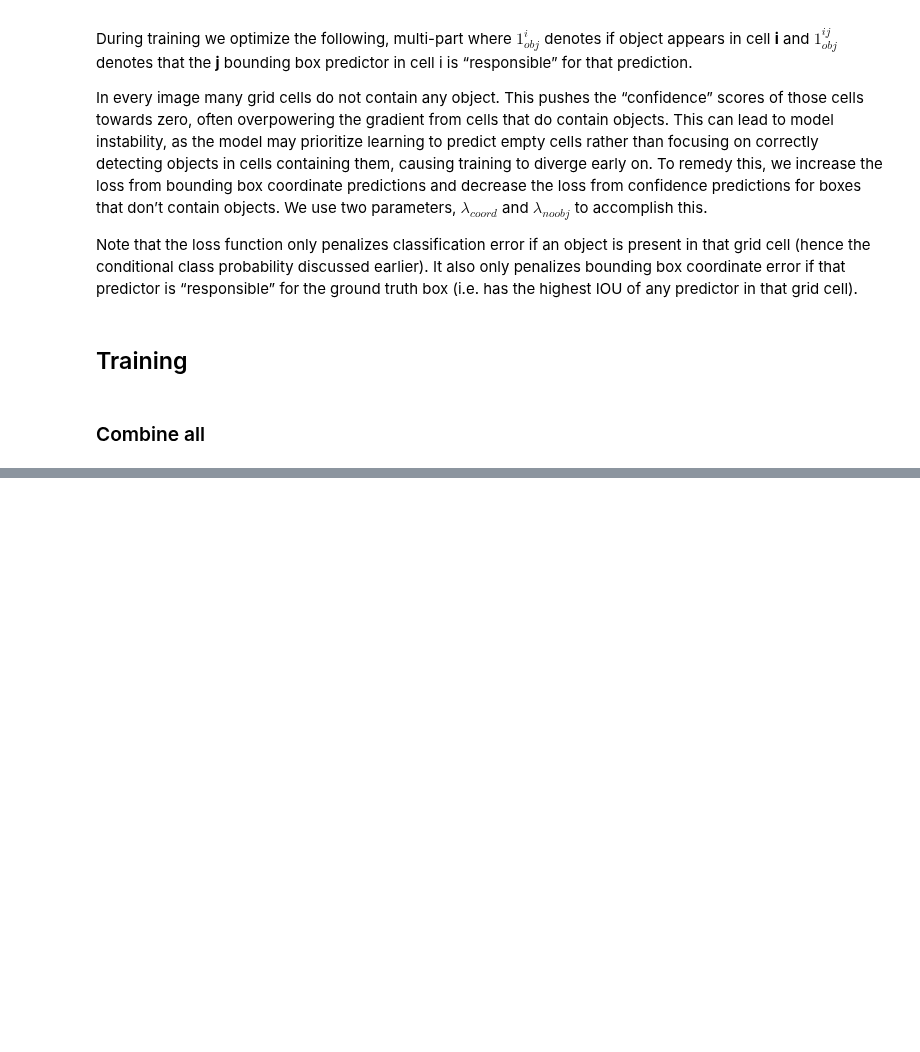
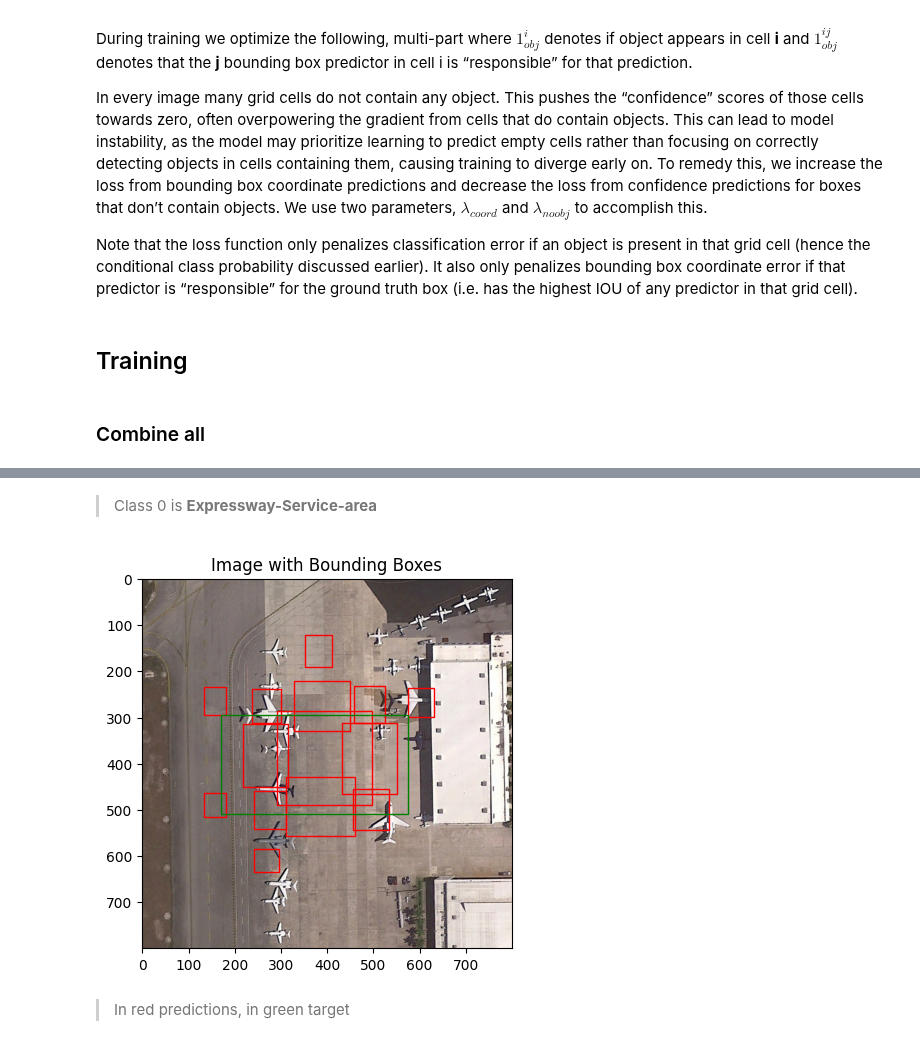
Before and after one commit to salvatorebuono02/ObjDct_Repo, a Jupyter notebook: TinyYOLO.ipynb, the cells around one changed output, grey strips where cells are left out. Drawn from its saved outputs; the diff is of its cells as text; code cells hidden in the pictures; blank space fills up the shorter version.

```diff
--- a/TinyYOLO.ipynb
+++ b/TinyYOLO.ipynb
@@ -1132,4 +1132,6 @@ Train mAP: 0.041019003838300705
 # %%
+files_dir='datasets'
+
 test_dataset = DiorDataset(
     root_dir=files_dir,
     transform=transform,
@@ -1144,0 +1153,12 @@ test_loader = DataLoader(
+# %%
+model.eval()
+
+with torch.no_grad():
+    pred_boxes, target_boxes = get_bboxes(
+        test_loader, model, iou_threshold=0.1, threshold=0.1
+    )
+
+    mean_avg_prec = mean_average_precision(
+        pred_boxes, target_boxes, iou_threshold=0.1
+    )
+    print(f"Test mAP: {mean_avg_prec}")
@@ -1144,0 +1184,14 @@ test_loader = DataLoader(
+# %%
+pred_boxes_first_image = [box for box in pred_boxes if box[0] == 0]
+pred_boxes_first_image = [box[1:] for box in pred_boxes_first_image]
+
+target_boxes_first_image = [box for box in target_boxes if box[0] == 0]
+target_boxes_first_image = [box[1:] for box in target_boxes_first_image]
+# %% [markdown]
+> Class 0 is **Expressway-Service-area**
+# %%
+plot_image(test_dataset[0][0].permute(1,2,0).to("cpu"), pred_boxes_first_image, target_boxes_first_image)
+# %% [output]
+[figure, added]
+# %% [markdown]
+>   In red predictions, in green target
```
Also changed, not shown: parts of 14 cells of this notebook.
